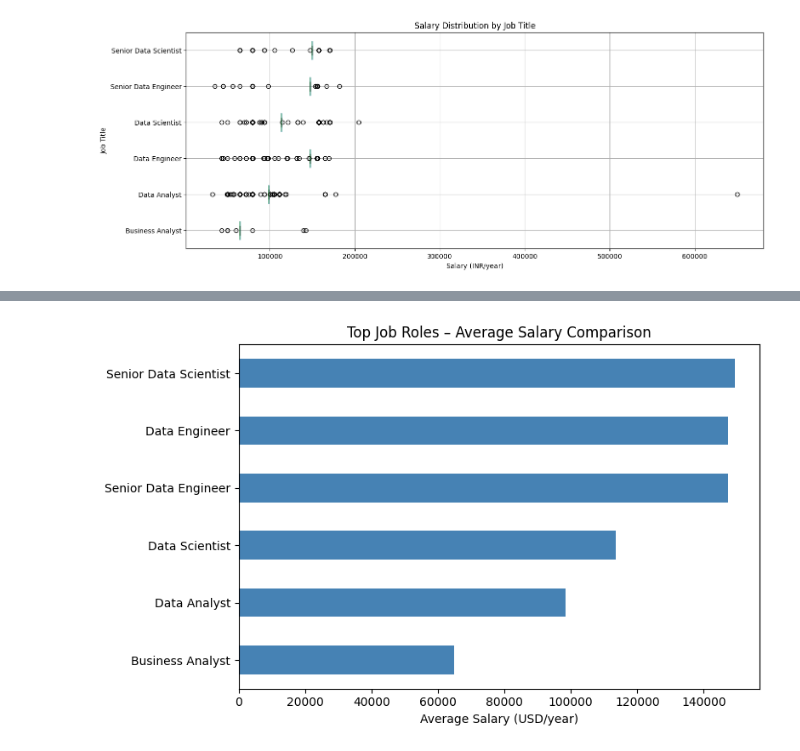
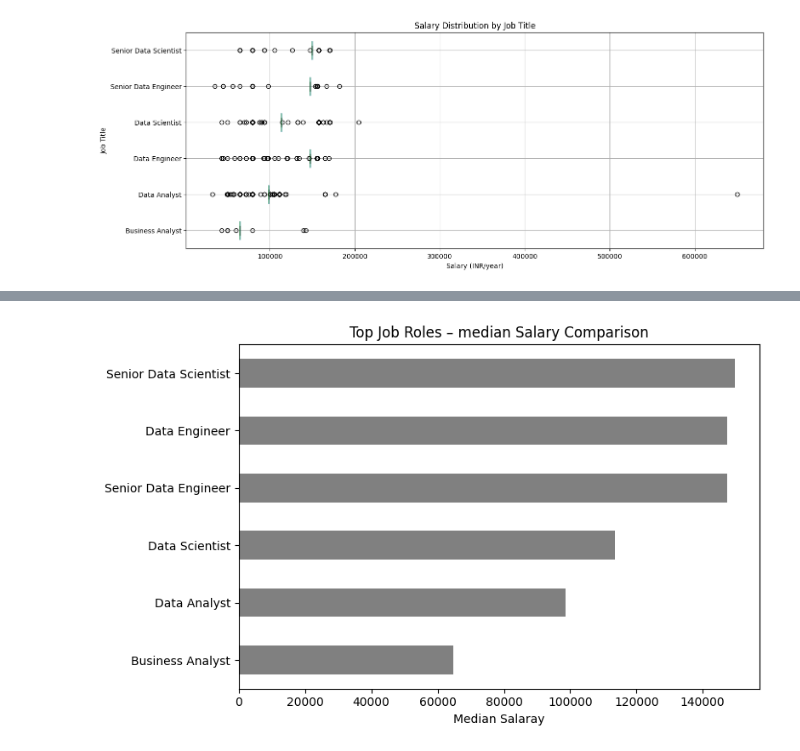
Before and after one commit to Mugundh97B/datajobs_da, a Jupyter notebook: pr1.ipynb, the cells around one changed output, grey strips where cells are left out. Cells and saved outputs as stored; diff of their text form; code cells hidden in the pictures.

Commit message:
changed chart with median vs jobs

```diff
--- a/pr1.ipynb
+++ b/pr1.ipynb
@@ -569,5 +569,6 @@ df_ind_top_jobs.sample(5)
 | 269819 | Data Analyst | Lead Data Analyst | India | via BeBee India | Full-time | False | ... |
 | 175971 | Data Engineer | Data Governance Engineer - Collibra | Hyderabad, Telangana, India | via LinkedIn | Full-time | False | ... |
 # %%
-df_job_plot = df_ind_top_jobs[['job_title_short', 'salary_year_avg']]
-df_job_plot
+df_job_plot = df_ind_top_jobs.groupby('job_title_short')['salary_year_avg'].median()
+df_job_plot = df_job_plot.reset_index(name='salary_median')
+df_job_plot.sort_values(by= 'salary_median',ascending=False,inplace= True )
@@ -595,16 +575,17 @@ df_summary = df_summary.sort_values('salary_year_avg', ascending=True)
 # %%
-df_summary.plot(kind='barh',
+df_job_plot.plot(kind='barh',
                 x='job_title_short',
-                y='salary_year_avg',
-                color='steelblue',
+                y='salary_median',
+                color='gray',
                 legend=False,
                 figsize=(8,5))
 
-plt.xlabel('Average Salary (USD/year)')
+plt.xlabel('Median Salaray')
 plt.ylabel('')
-plt.title('Top Job Roles – Average Salary Comparison')
+plt.gca().invert_yaxis()
+plt.title('Top Job Roles – median Salary Comparison')
 plt.tight_layout()
-plt.savefig('Charts/salary_for_top_roles.png', dpi=300, bbox_inches='tight')
+plt.savefig('Charts/Median_salary_for_top_roles.png', dpi=300, bbox_inches='tight')
 plt.show()
 # %% [output]
-[figure, old version]
+[figure, new version]
```
Also changed, not shown: parts of 2 cells of this notebook, 2 other files.
